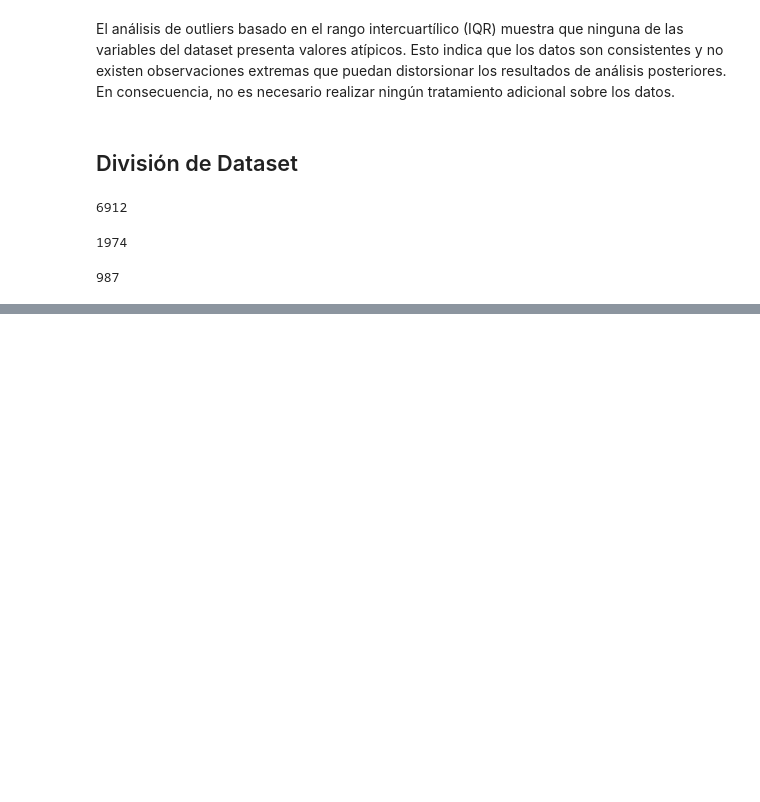
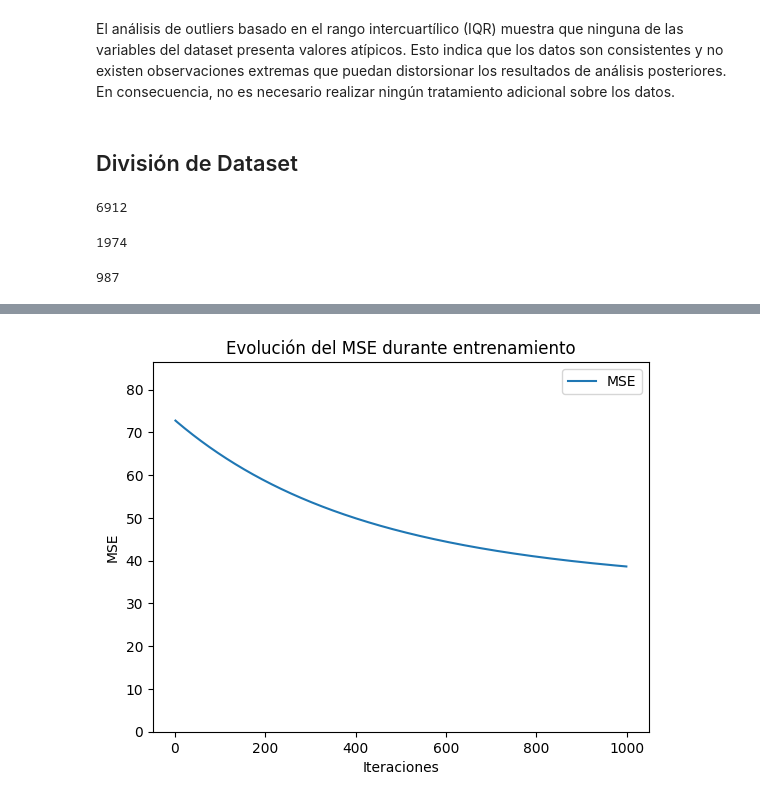
Before and after one commit to Felipaus3465/tarea1IA, a Jupyter notebook: SC.ipynb, the cells around one changed output, grey strips where cells are left out. Cells and saved outputs as stored; diff of their text form; code cells hidden in the pictures; blank space fills up the shorter version.

Commit message:
Regresión Lineal BGD
Se implementa regresión lineal gradiente descendente, algunos gráficos y comentarios

```diff
--- a/SC.ipynb
+++ b/SC.ipynb
@@ -360,0 +390,29 @@ assert (len(train_set) + len(valid_set) + len(test_set)) == len(data_clean)
+# %%
+#Función de Costo (MSE)
+def compute_mse(X, y, theta):
+    m = len(y)
+    y_pred = X.dot(theta)
+    mse = (1/m) * np.sum((y_pred - y)**2)
+    return mse
+# %%
+#Implementación del Decenso Gradiente
+# Guardar el historial del MSE
+mse_history = []
+
+for i in range(n_iter):
+    # Predicciones
+    y_pred = X.dot(theta)
+
+    # Gradiente
+    grad = (2/m) * X.T.dot(y_pred - y)
+
+    # Actualizar pesos
+    theta = theta - alpha * grad
+
+    # Guardar MSE
+    mse = compute_mse(X, y, theta)
+    mse_history.append(mse)
+
+    # Imprimir cada 100 iteraciones
+    if i % 100 == 0:
+        print(f"Iteración {i}, MSE: {mse:.4f}")
@@ -360,0 +441,12 @@ assert (len(train_set) + len(valid_set) + len(test_set)) == len(data_clean)
+# %%
+import matplotlib.pyplot as plt
+
+plt.plot(range(1,n_iter), mse_history[1:], label='MSE')
+plt.xlabel('Iteraciones')
+plt.ylabel('MSE')
+plt.title('Evolución del MSE durante entrenamiento')
+plt.ylim(0, max(mse_history)*1.1)
+plt.legend()
+plt.show()
+# %% [output]
+[figure, added]
```
Also changed, not shown: parts of 13 cells of this notebook.
